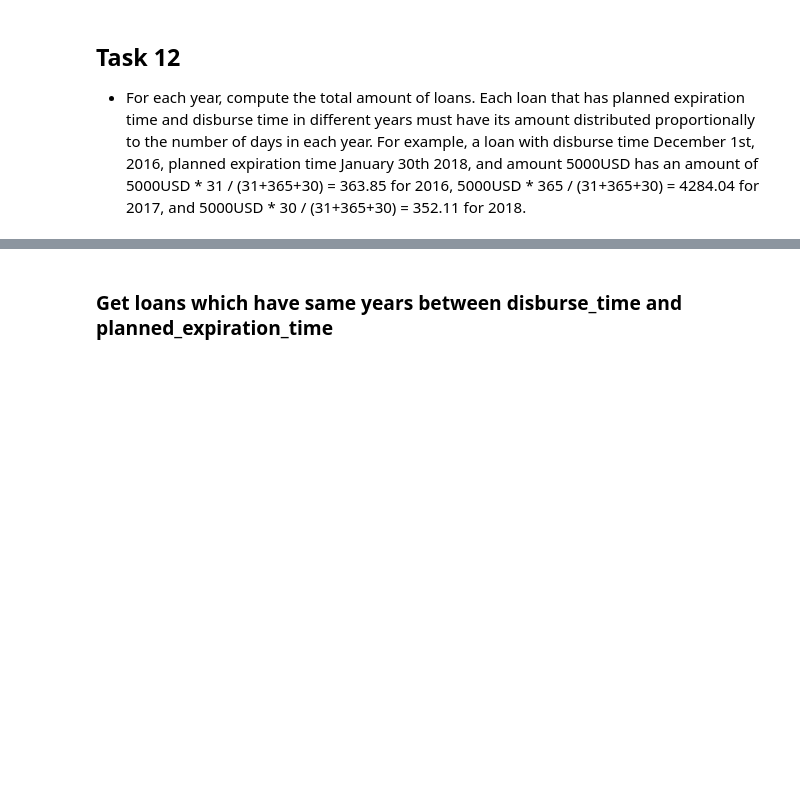
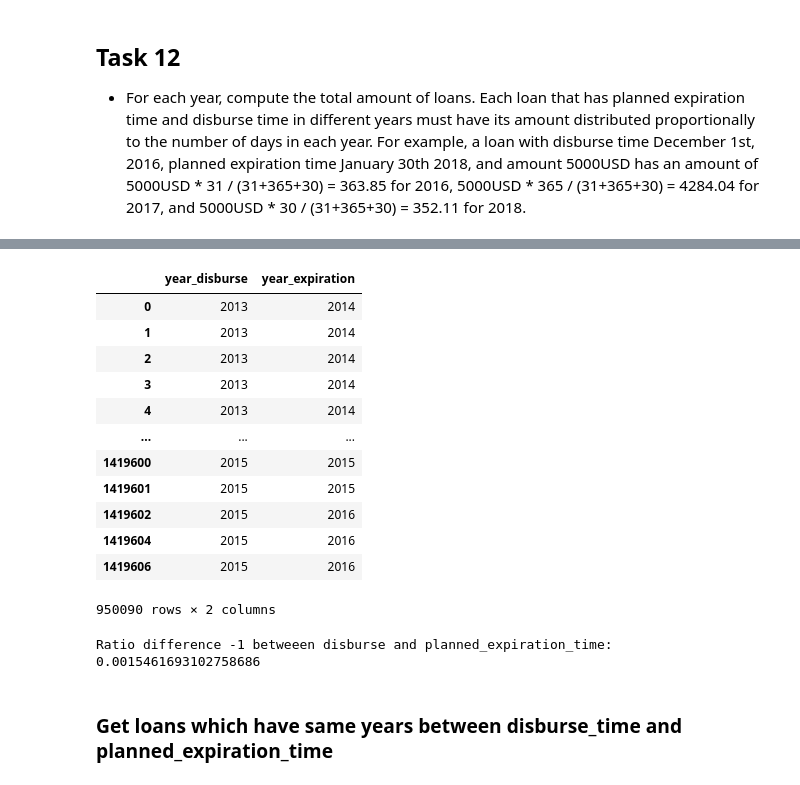
Before and after one commit to gaveter/Project_cs, a Jupyter notebook: Project.ipynb, the cells around one changed output, grey strips where cells are left out. Cells and saved outputs as stored; diff of their text form; code cells hidden in the pictures; blank space fills up the shorter version.

```diff
--- a/Project.ipynb
+++ b/Project.ipynb
@@ -846,4 +903,6 @@ dist_unknown_lenders_focus=dist_unknown_lenders[dist_unknown_lenders['distributi
 # %%
 dist_unknown_lenders_focus.drop(columns='distribution',inplace=True)
 dist_unknown_lenders_focus.columns=['country_name','lenders_unknown','distribution_unknown']
+
+dist_focus = dist_focus.copy()
 dist_focus.drop(columns=['distribution'],inplace=True)
@@ -1002 +1061,22 @@ array([1, 0, 5, 4])
+# %%
+loan_simplified_USD[['year_disburse','year_expiration']]
+# %% [output]
+|  | year_disburse | year_expiration |
+| 0 | 2013 | 2014 |
+| 1 | 2013 | 2014 |
+| 2 | 2013 | 2014 |
+| 3 | 2013 | 2014 |
+| 4 | 2013 | 2014 |
+| ... | ... | ... |
+| 1419600 | 2015 | 2015 |
+| 1419601 | 2015 | 2015 |
+| 1419602 | 2015 | 2016 |
+| 1419604 | 2015 | 2016 |
+| 1419606 | 2015 | 2016 |
+950090 rows × 2 columns
+# %%
+disburse_after_expiration = loan_simplified_USD[loan_simplified_USD['difference_years']==-1]
+print("Ratio difference -1 betweeen disburse and planned_expiration_time: "+str(len(disburse_after_expiration) / len(loan_simplified_USD)))
+# %% [output]
+Ratio difference -1 betweeen disburse and planned_expiration_time: 0.0015461693102758686
 # %%
```
Also changed, not shown: parts of 35 cells of this notebook.
